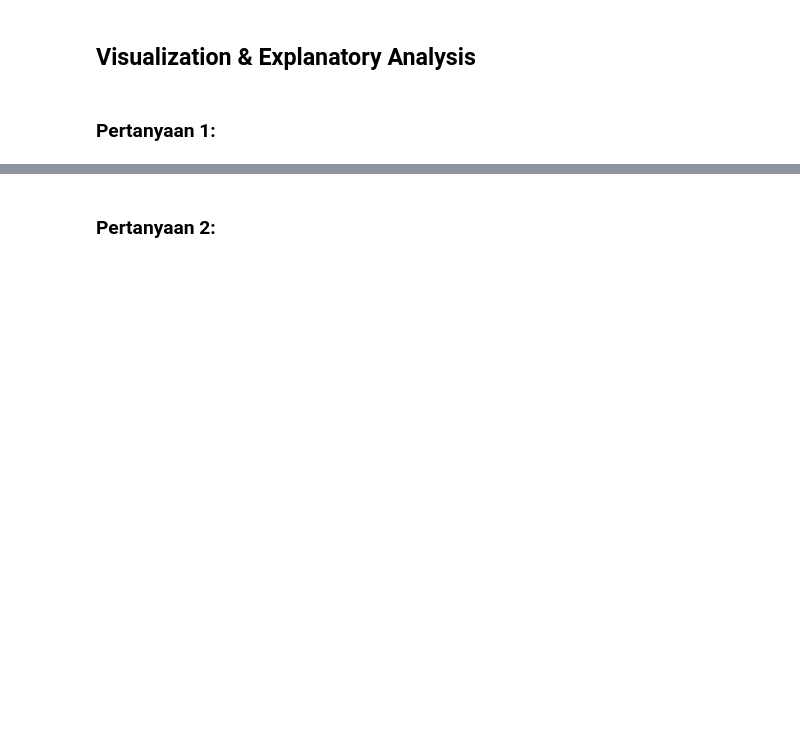
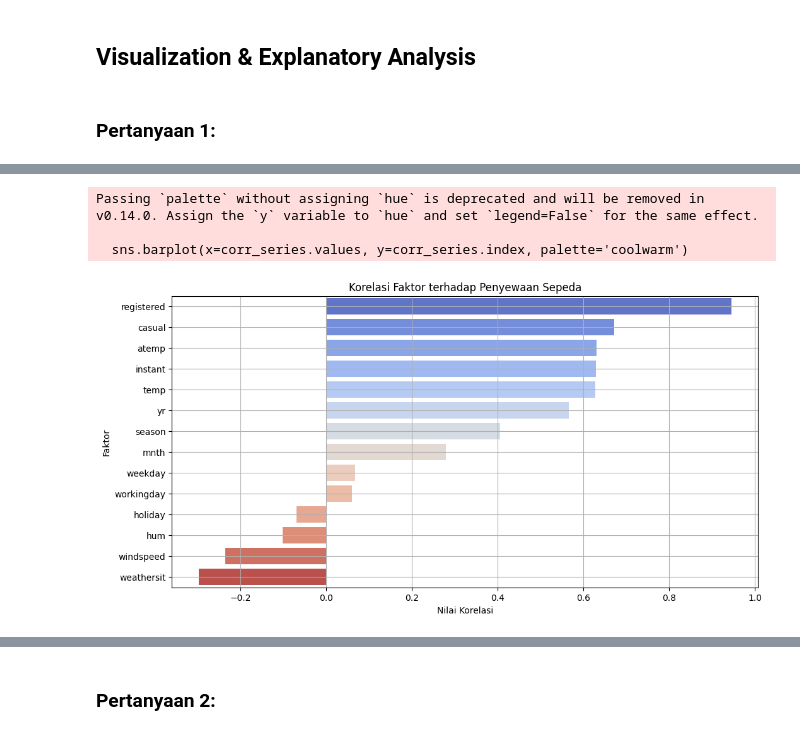
Before and after one commit to Eva-Yuliana/Bike-Sharing, a Jupyter notebook: notebook.ipynb, the cells around one changed output, grey strips where cells are left out. Saved outputs shown, nothing was run; the diff lists cells and outputs as text; code cells hidden in the pictures; blank space fills up the shorter version.

```diff
--- a/notebook.ipynb
+++ b/notebook.ipynb
@@ -347,0 +179,18 @@ Passing `palette` without assigning `hue` is deprecated and will be removed in v
+# %%
+plt.figure(figsize=(12, 6))
+
+# Menghitung korelasi semua variabel numerik dengan 'cnt' (jumlah penyewaan)
+corr_series = numeric_df.corr()['cnt'].drop('cnt').sort_values(ascending=False)
+
+# Bar chart korelasi
+sns.barplot(x=corr_series.values, y=corr_series.index, palette='coolwarm')
+plt.title('Korelasi Faktor terhadap Penyewaan Sepeda')
+plt.xlabel('Nilai Korelasi')
+plt.ylabel('Faktor')
+plt.grid(True)
+plt.show()
+# %% [output]
+Passing `palette` without assigning `hue` is deprecated and will be removed in v0.14.0. Assign the `y` variable to `hue` and set `legend=False` for the same effect.
+
+  sns.barplot(x=corr_series.values, y=corr_series.index, palette='coolwarm')
+[figure, added]
```
Also changed, not shown: parts of 26 cells of this notebook.
